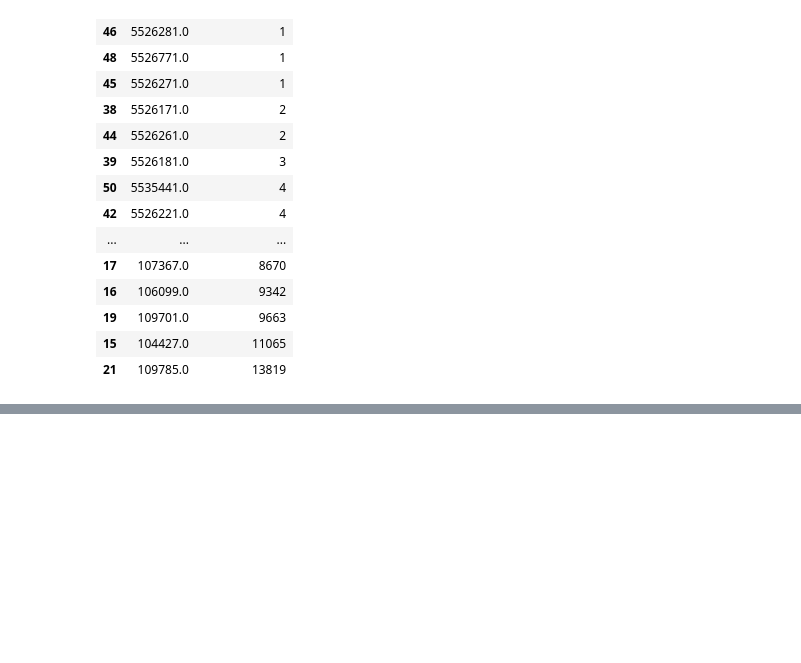
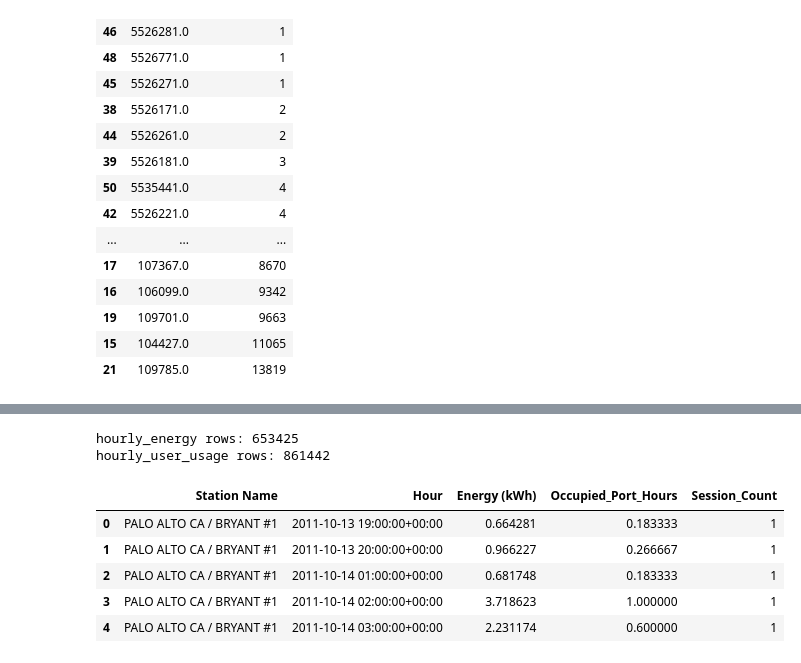
Before and after one commit to dumitritamacarenco/Introduction-to-Business-Analytics---Project-, a Jupyter notebook: ev.ipynb, the cells around one changed output, grey strips where cells are left out. Saved outputs shown, nothing was run; the diff lists cells and outputs as text; code cells hidden in the pictures; blank space fills up the shorter version.

```diff
--- a/ev.ipynb
+++ b/ev.ipynb
@@ -996,0 +922,50 @@ display(evse_usage)
+# %%
+# H2) Build hourly station/user tables
+station_rows = []
+user_rows = []
+
+for _, r in df_time_clean.iterrows():
+    parts = split_session_into_hours(r["Start_UTC"], r["End_UTC"])
+    total_h = sum(x[1] for x in parts)
+    energy = r["Energy (kWh)"] if pd.notna(r["Energy (kWh)"]) else 0.0
+
+    for hour, occ_h in parts:
+        e_h = (energy * occ_h / total_h) if total_h > 0 else 0.0
+
+        station_rows.append({
+            "Station Name": r["Station Name"],
+            "Hour": hour,
+            "Energy (kWh)": e_h,
+            "Occupied_Port_Hours": occ_h,
+            "Session_Count": 1
+        })
+
+        if pd.notna(r["User ID"]) and str(r["User ID"]).strip() != "":
+            user_rows.append({
+                "User ID": str(r["User ID"]).strip(),
+                "Hour": hour,
+                "Energy (kWh)": e_h,
+                "Occupied_Port_Hours": occ_h,
+                "Session_Count": 1
+            })
+
+hourly_energy = pd.DataFrame(station_rows).groupby(
+    ["Station Name", "Hour"], as_index=False
+).sum()
+
+hourly_user_usage = pd.DataFrame(user_rows).groupby(
+    ["User ID", "Hour"], as_index=False
+).sum()
+
+print("hourly_energy rows:", len(hourly_energy))
+print("hourly_user_usage rows:", len(hourly_user_usage))
+display(hourly_energy.head())
+# %% [output]
+hourly_energy rows: 653425
+hourly_user_usage rows: 861442
+|  | Station Name | Hour | Energy (kWh) | Occupied_Port_Hours | Session_Count |
+| 0 | PALO ALTO CA / BRYANT #1 | 2011-10-13 19:00:00+00:00 | 0.664281 | 0.183333 | 1 |
+| 1 | PALO ALTO CA / BRYANT #1 | 2011-10-13 20:00:00+00:00 | 0.966227 | 0.266667 | 1 |
+| 2 | PALO ALTO CA / BRYANT #1 | 2011-10-14 01:00:00+00:00 | 0.681748 | 0.183333 | 1 |
+| 3 | PALO ALTO CA / BRYANT #1 | 2011-10-14 02:00:00+00:00 | 3.718623 | 1.000000 | 1 |
+| 4 | PALO ALTO CA / BRYANT #1 | 2011-10-14 03:00:00+00:00 | 2.231174 | 0.600000 | 1 |
```
Also changed, not shown: parts of 16 cells of this notebook, 1 other file.
